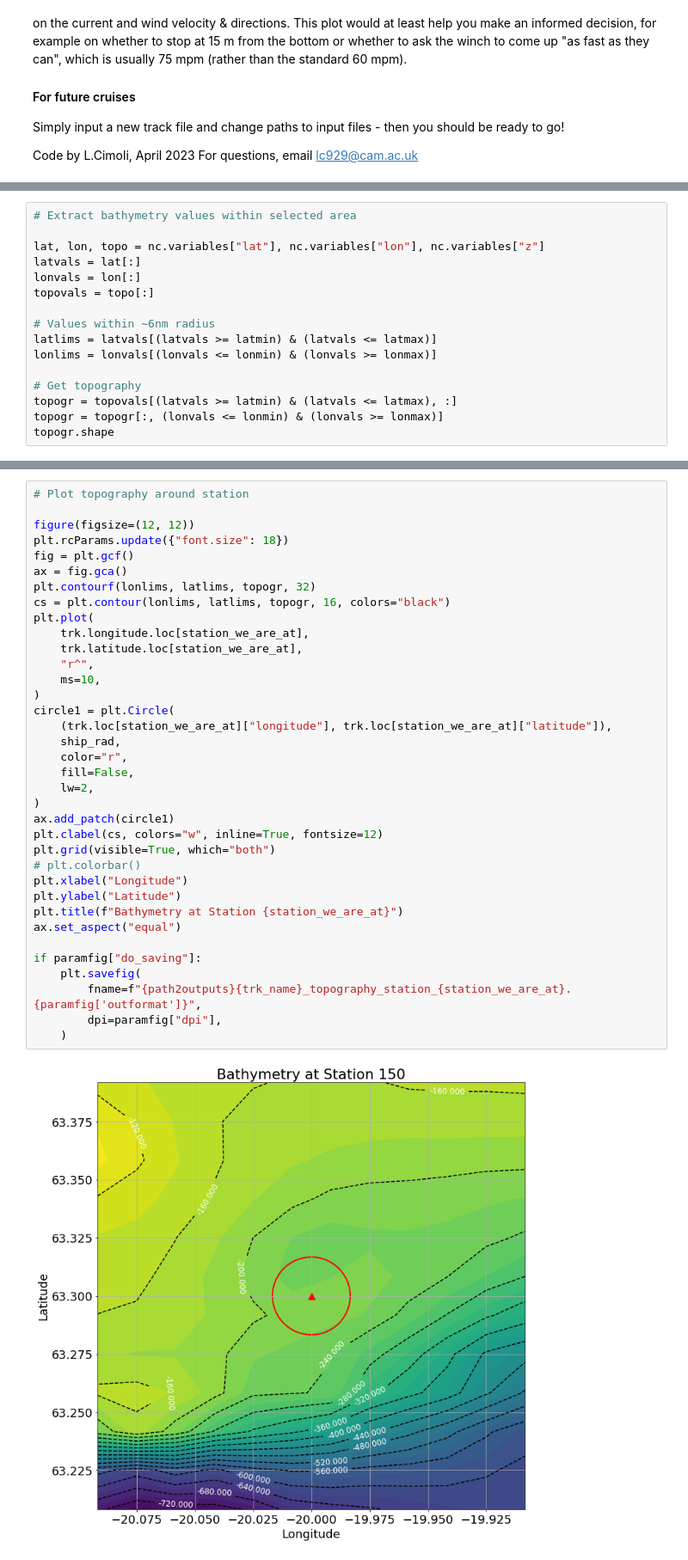
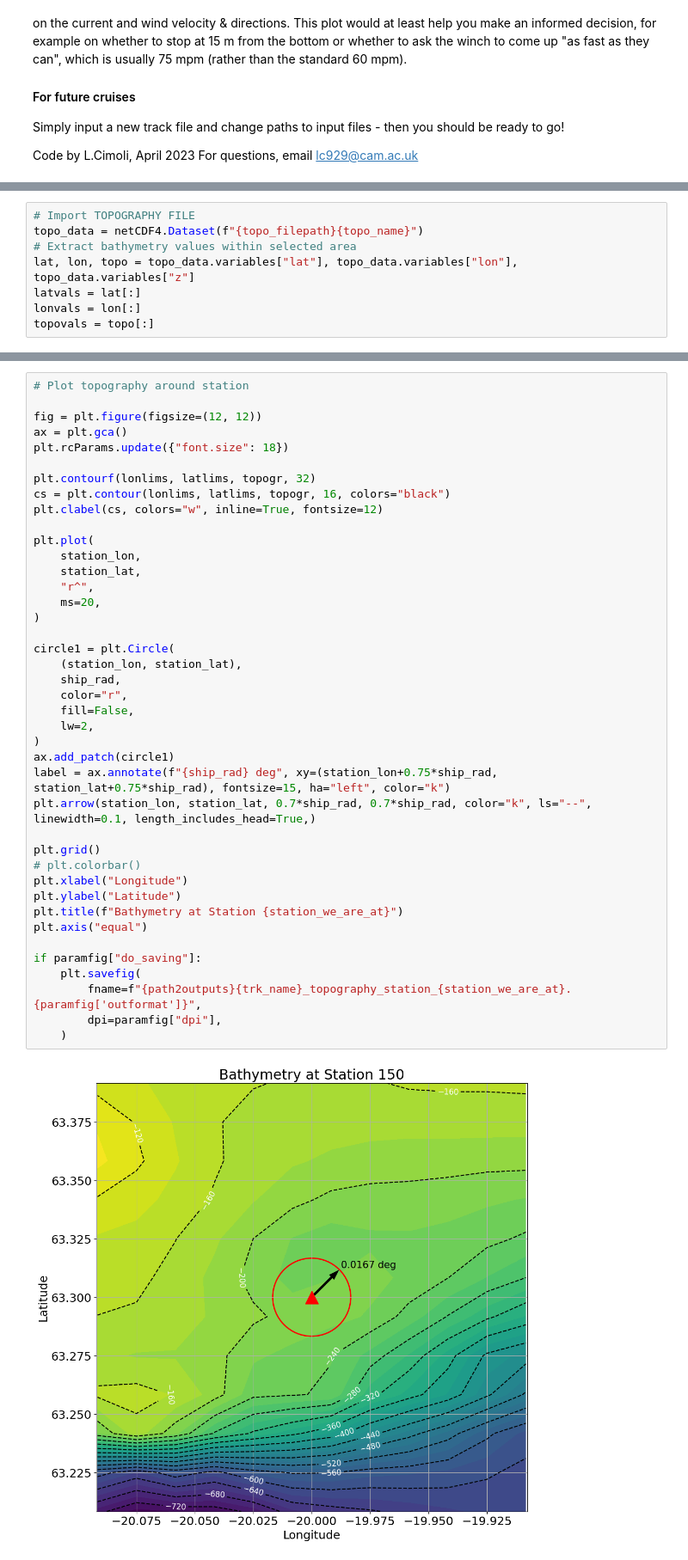
Before and after one commit to GO-SHIP-Oceanography/station_bathymetry, a Jupyter notebook: plot_bathymetry_at_station.ipynb, the cells around one changed output, grey strips where cells are left out. Shown at 86% size. Cells and saved outputs as stored; diff of their text form.

Commit message:
Restructure and download topography.

```diff
--- a/plot_bathymetry_at_station.ipynb
+++ b/plot_bathymetry_at_station.ipynb
@@ -61,16 +137,8 @@ lonmin = trk.loc[station_we_are_at]["longitude"] + d_latlon
 # %%
+# Import TOPOGRAPHY FILE
+topo_data = netCDF4.Dataset(f"{topo_filepath}{topo_name}")
 # Extract bathymetry values within selected area
-
-lat, lon, topo = nc.variables["lat"], nc.variables["lon"], nc.variables["z"]
+lat, lon, topo = topo_data.variables["lat"], topo_data.variables["lon"], topo_data.variables["z"]
 latvals = lat[:]
 lonvals = lon[:]
 topovals = topo[:]
-
-# Values within ~6nm radius
-latlims = latvals[(latvals >= latmin) & (latvals <= latmax)]
-lonlims = lonvals[(lonvals <= lonmin) & (lonvals >= lonmax)]
-
-# Get topography
-topogr = topovals[(latvals >= latmin) & (latvals <= latmax), :]
-topogr = topogr[:, (lonvals <= lonmin) & (lonvals >= lonmax)]
-topogr.shape
@@ -79,38 +162,43 @@ topogr.shape
 # %%
 # Plot topography around station
 
-figure(figsize=(12, 12))
+fig = plt.figure(figsize=(12, 12))
+ax = plt.gca()
 plt.rcParams.update({"font.size": 18})
-fig = plt.gcf()
-ax = fig.gca()
+
 plt.contourf(lonlims, latlims, topogr, 32)
 cs = plt.contour(lonlims, latlims, topogr, 16, colors="black")
+plt.clabel(cs, colors="w", inline=True, fontsize=12)
+
 plt.plot(
-    trk.longitude.loc[station_we_are_at],
-    trk.latitude.loc[station_we_are_at],
+    station_lon,
+    station_lat,
     "r^",
-    ms=10,
+    ms=20,
 )
+
 circle1 = plt.Circle(
-    (trk.loc[station_we_are_at]["longitude"], trk.loc[station_we_are_at]["latitude"]),
+    (station_lon, station_lat),
     ship_rad,
     color="r",
     fill=False,
     lw=2,
 )
 ax.add_patch(circle1)
-plt.clabel(cs, colors="w", inline=True, fontsize=12)
-plt.grid(visible=True, which="both")
+label = ax.annotate(f"{ship_rad} deg", xy=(station_lon+0.75*ship_rad, station_lat+0.75*ship_rad), fontsize=15, ha="left", color="k")
+plt.arrow(station_lon, station_lat, 0.7*ship_rad, 0.7*ship_rad, color="k", ls="--", linewidth=0.1, length_includes_head=True,)
+
+plt.grid()
 # plt.colorbar()
 plt.xlabel("Longitude")
 plt.ylabel("Latitude")
 plt.title(f"Bathymetry at Station {station_we_are_at}")
-ax.set_aspect("equal")
+plt.axis("equal")
 
 if paramfig["do_saving"]:
     plt.savefig(
         fname=f"{path2outputs}{trk_name}_topography_station_{station_we_are_at}.{paramfig['outformat']}",
         dpi=paramfig["dpi"],
     )
 # %% [output]
-[figure, old version]
+[figure, new version]
```
Also changed, not shown: parts of 8 cells of this notebook.
